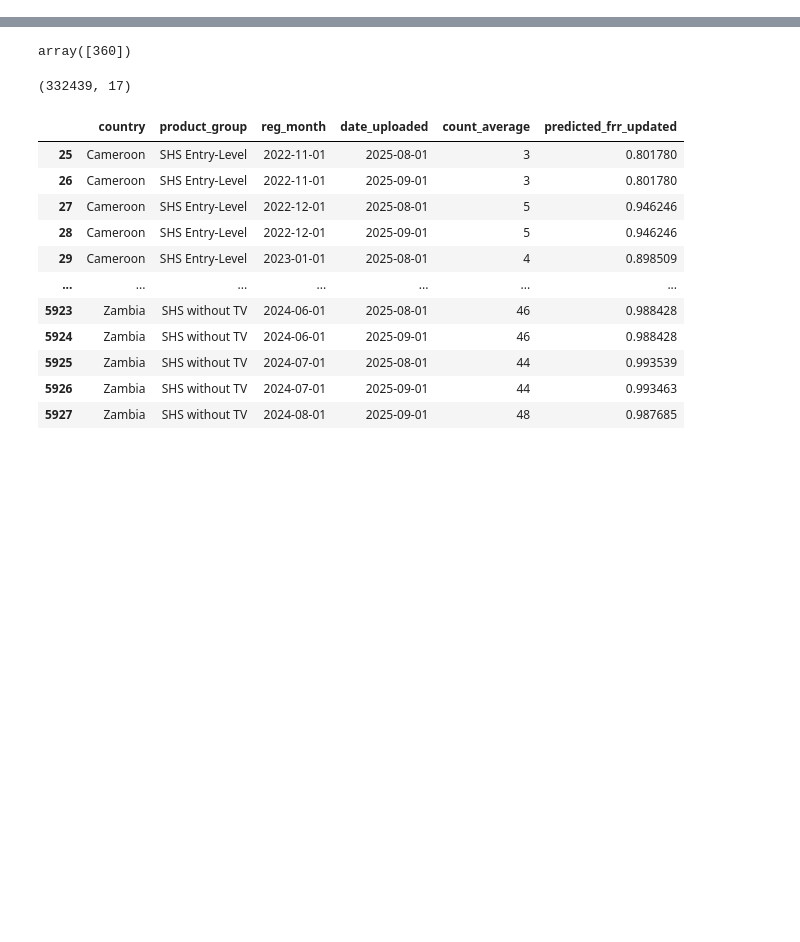
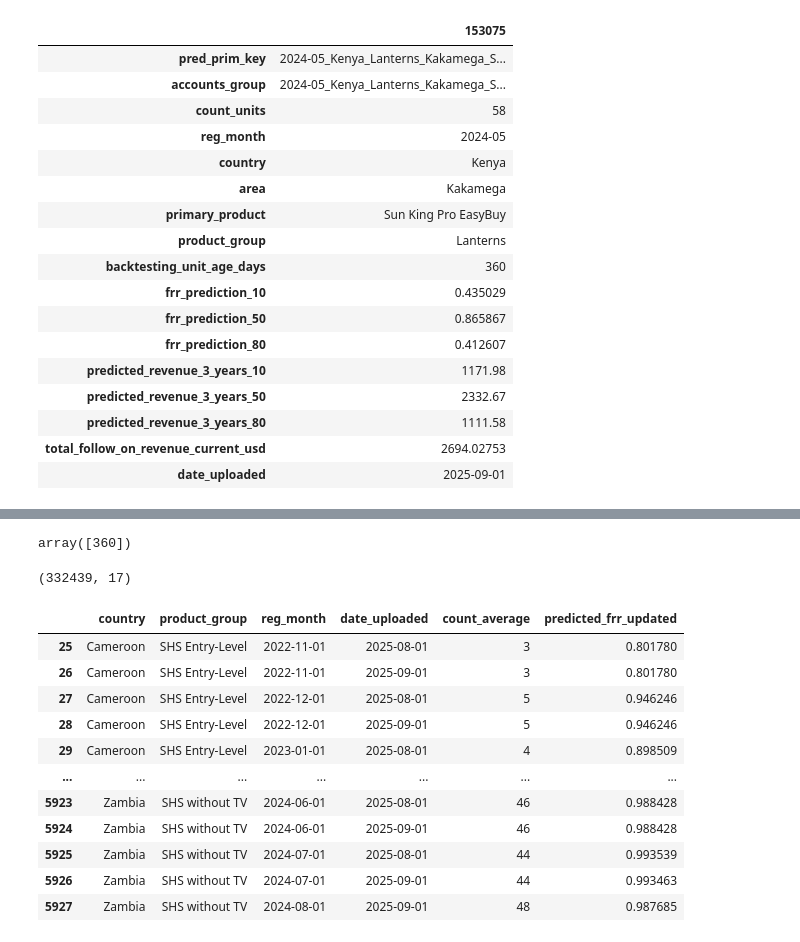
Before and after one commit to elijahkoech/cbr360, a Jupyter notebook: notebooks/clr_inference.ipynb, the cells around one changed output, grey strips where cells are left out. Drawn from its saved outputs; the diff is of its cells as text; code cells hidden in the pictures; blank space fills up the shorter version.

Commit message:
Evaluated CBR predictions at backtesting shift given CLR input format

```diff
--- a/notebooks/clr_inference.ipynb
+++ b/notebooks/clr_inference.ipynb
@@ -19,3 +19,24 @@ df_new_aug.head()
 | 2 | 2016-02_Kenya_Lanterns_Kakamega_S... | 2016-02_Kenya_Lanterns_Kakamega_S... | 287 | 2016-02 | Kenya | Kakamega | Sun King Pro EasyBuy | ... |
 | 3 | 2016-03_Kenya_Lanterns_Bungoma_Su... | 2016-03_Kenya_Lanterns_Bungoma_Su... | 114 | 2016-03 | Kenya | Bungoma | Sun King Pro EasyBuy | ... |
 | 4 | 2016-03_Kenya_Lanterns_Kakamega_S... | 2016-03_Kenya_Lanterns_Kakamega_S... | 142 | 2016-03 | Kenya | Kakamega | Sun King Pro EasyBuy | ... |
+# %%
+df_new_sep[df_new_sep['accounts_group']=='2024-05_Kenya_Lanterns_Kakamega_Sun King Pro EasyBuy'].T
+# %% [output]
+|  | 153075 |
+| pred_prim_key | 2024-05_Kenya_Lanterns_Kakamega_S... |
+| accounts_group | 2024-05_Kenya_Lanterns_Kakamega_S... |
+| count_units | 58 |
+| reg_month | 2024-05 |
+| country | Kenya |
+| area | Kakamega |
+| primary_product | Sun King Pro EasyBuy |
+| product_group | Lanterns |
+| backtesting_unit_age_days | 360 |
+| frr_prediction_10 | 0.435029 |
+| frr_prediction_50 | 0.865867 |
+| frr_prediction_80 | 0.412607 |
+| predicted_revenue_3_years_10 | 1171.98 |
+| predicted_revenue_3_years_50 | 2332.67 |
+| predicted_revenue_3_years_80 | 1111.58 |
+| total_follow_on_revenue_current_usd | 2694.02753 |
+| date_uploaded | 2025-09-01 |
```
Also changed, not shown: parts of 2 cells of this notebook, 1 other file.
